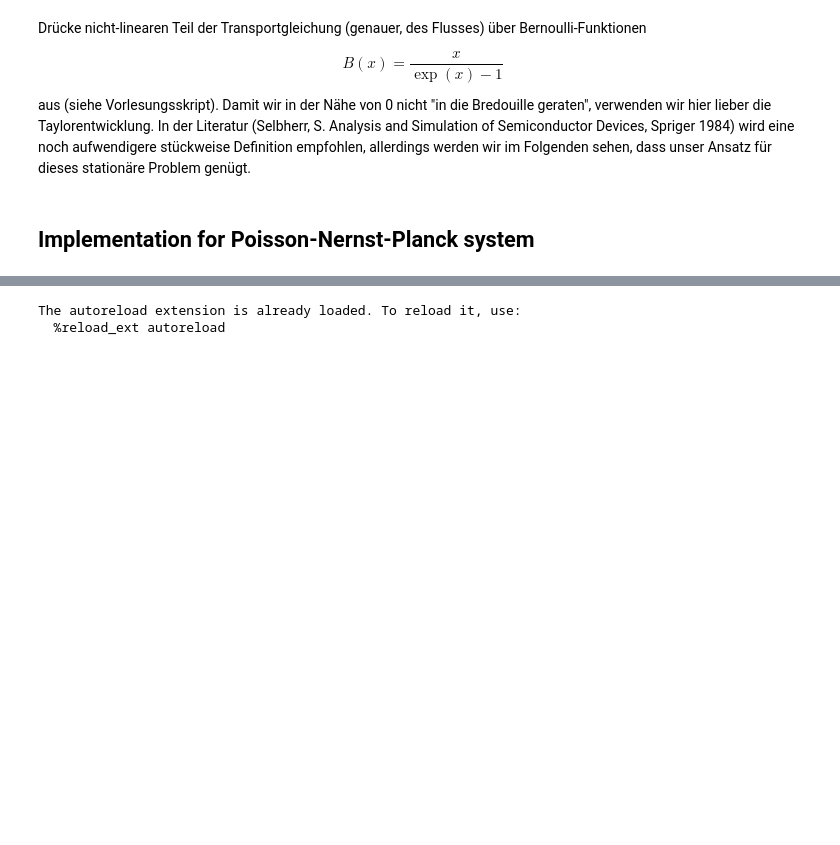
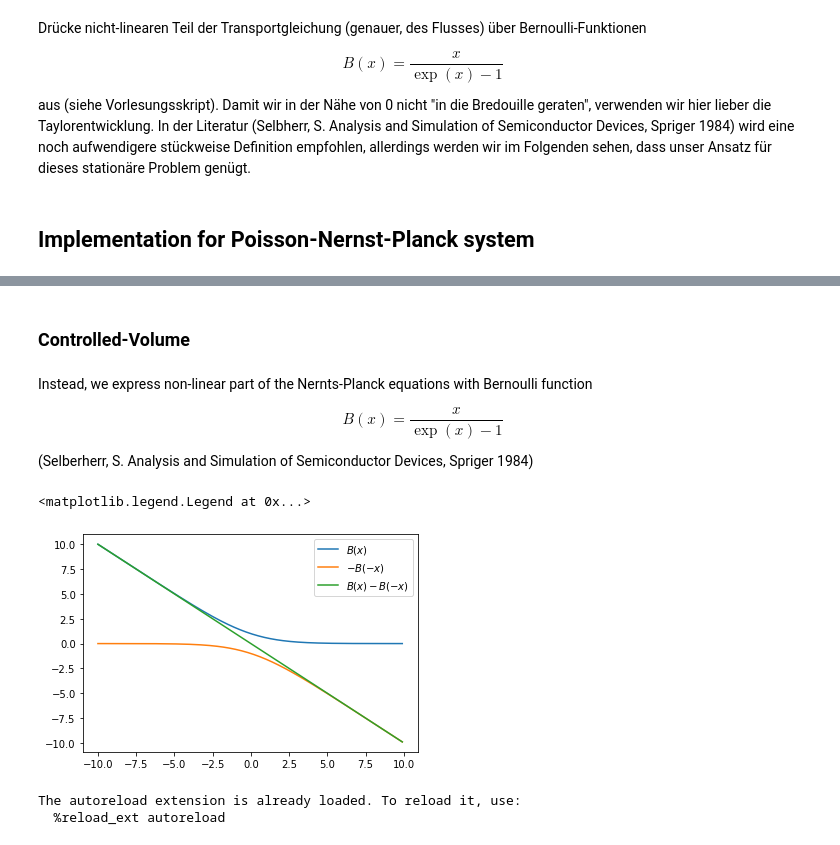
Before and after one commit to jotelha/continuous2discrete, a Jupyter notebook: showcases.ipynb, the cells around one changed output, grey strips where cells are left out. Cells and saved outputs as stored; diff of their text form; code cells hidden in the pictures; blank space fills up the shorter version.

```diff
--- a/showcases.ipynb
+++ b/showcases.ipynb
@@ -414,3 +436,26 @@ aus (siehe Vorlesungsskript). Damit wir in der Nähe von 0 nicht "in die Bredoui
+# %% [markdown]
+### Controlled-Volume
+# %% [markdown]
+Instead, we express non-linear part of the Nernts-Planck equations with Bernoulli function
+
+$$ B(x) = \frac{x}{\exp(x)-1} $$
+
+(Selberherr, S. Analysis and Simulation of Semiconductor Devices, Spriger 1984)
+# %%
+def B(x):
+    return np.where( np.abs(x) < 1e-9,
+        1 - x/2 + x**2/12 - x**4/720, # Taylor
+        x / ( np.exp(x) - 1 ) )
+# %%
+xB = np.arange(-10,10,0.1)
+# %%
+plt.plot( xB ,B( xB ), label="$B(x)$")
+plt.plot( xB, - B(-xB), label="$-B(-x)$")
+plt.plot( xB, B(xB)-B(-xB), label="$B(x)-B(-x)$")
+plt.legend()
+# %% [output]
+<matplotlib.legend.Legend at 0x...>
+[figure, added]
 # %%
 %load_ext autoreload
 %autoreload 2
```
Also changed, not shown: parts of 81 cells of this notebook, 1 other file.
